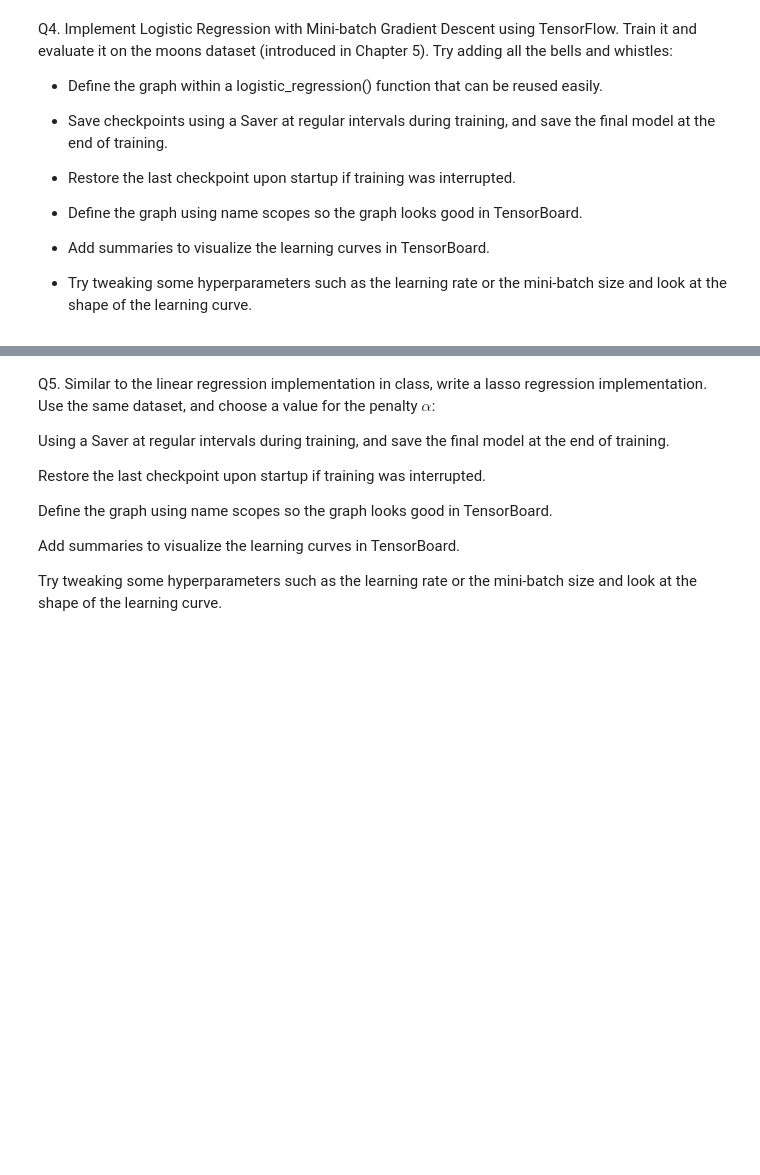
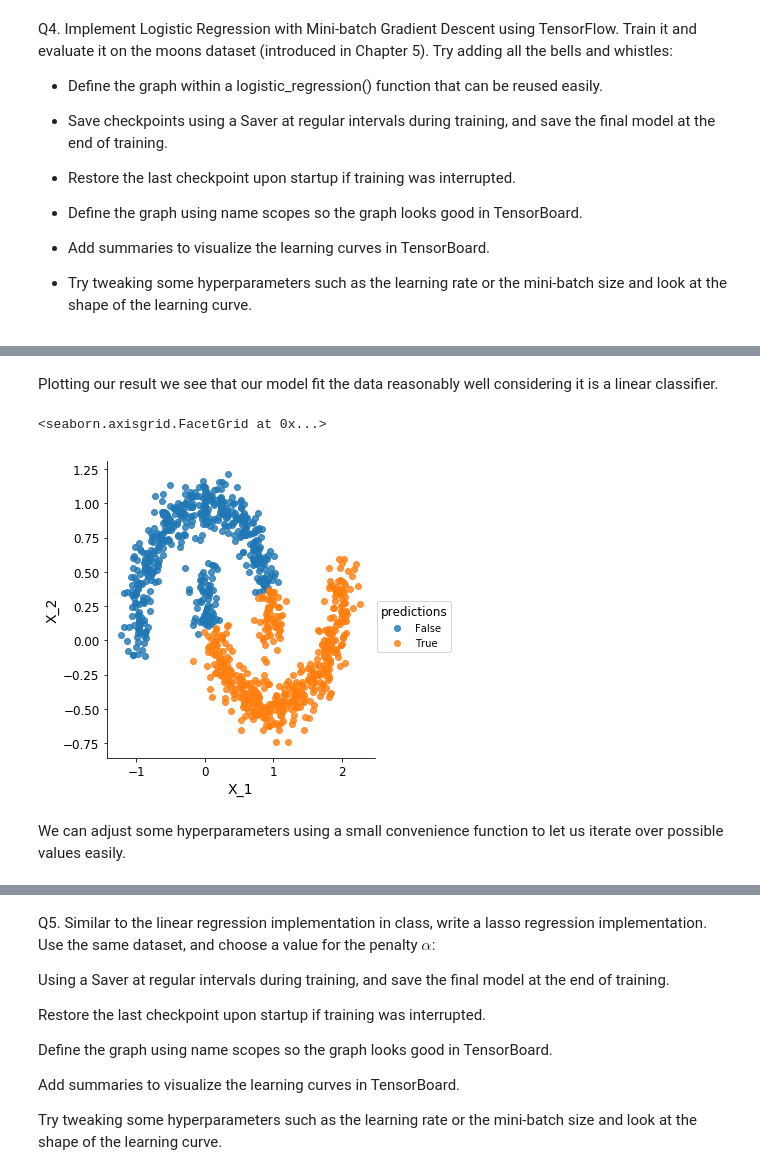
Before and after one commit to derek-pyne/ml_playground, a Jupyter notebook: classes/machine_learning/W9_Pyne_qq233068.ipynb, the cells around one changed output, grey strips where cells are left out. Saved outputs shown, nothing was run; the diff lists cells and outputs as text; code cells hidden in the pictures; blank space fills up the shorter version.

```diff
--- a/classes/machine_learning/W9_Pyne_qq233068.ipynb
+++ b/classes/machine_learning/W9_Pyne_qq233068.ipynb
@@ -54,0 +153,10 @@ Q4. Implement Logistic Regression with Mini-batch Gradient Descent using TensorF
+# %% [markdown]
+Plotting our result we see that our model fit the data reasonably well considering it is a linear classifier.
+# %%
+df = pd.DataFrame({'X_1': X_moons[:,0], 'X_2': X_moons[:,1], 'predictions': np.ravel(predictions)})
+sns.lmplot('X_1', 'X_2', df, hue='predictions', fit_reg=False)
+# %% [output]
+<seaborn.axisgrid.FacetGrid at 0x...>
+[figure, added]
+# %% [markdown]
+We can adjust some hyperparameters using a small convenience function to let us iterate over possible values easily.
```
Also changed, not shown: parts of 23 cells of this notebook.
